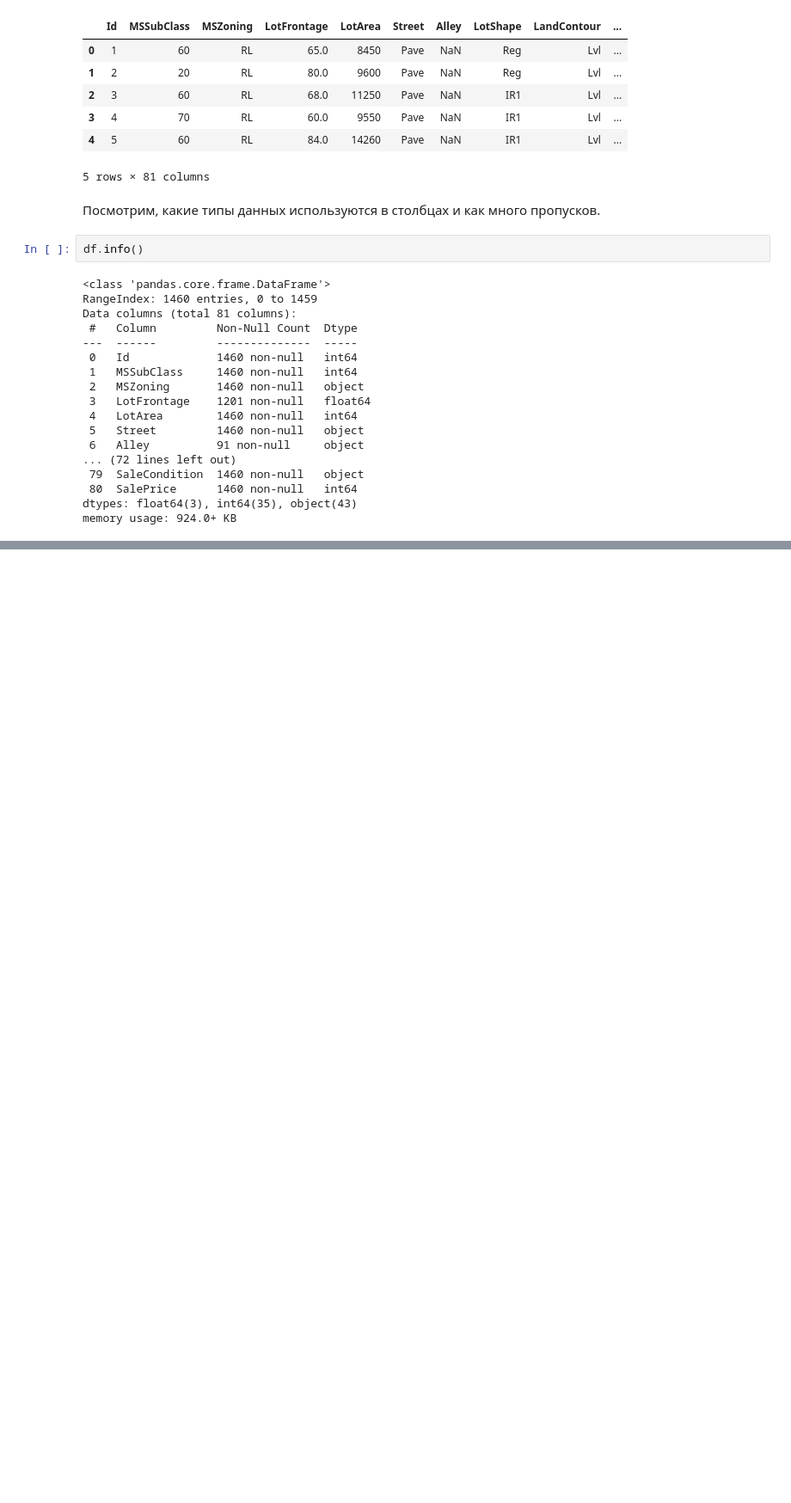
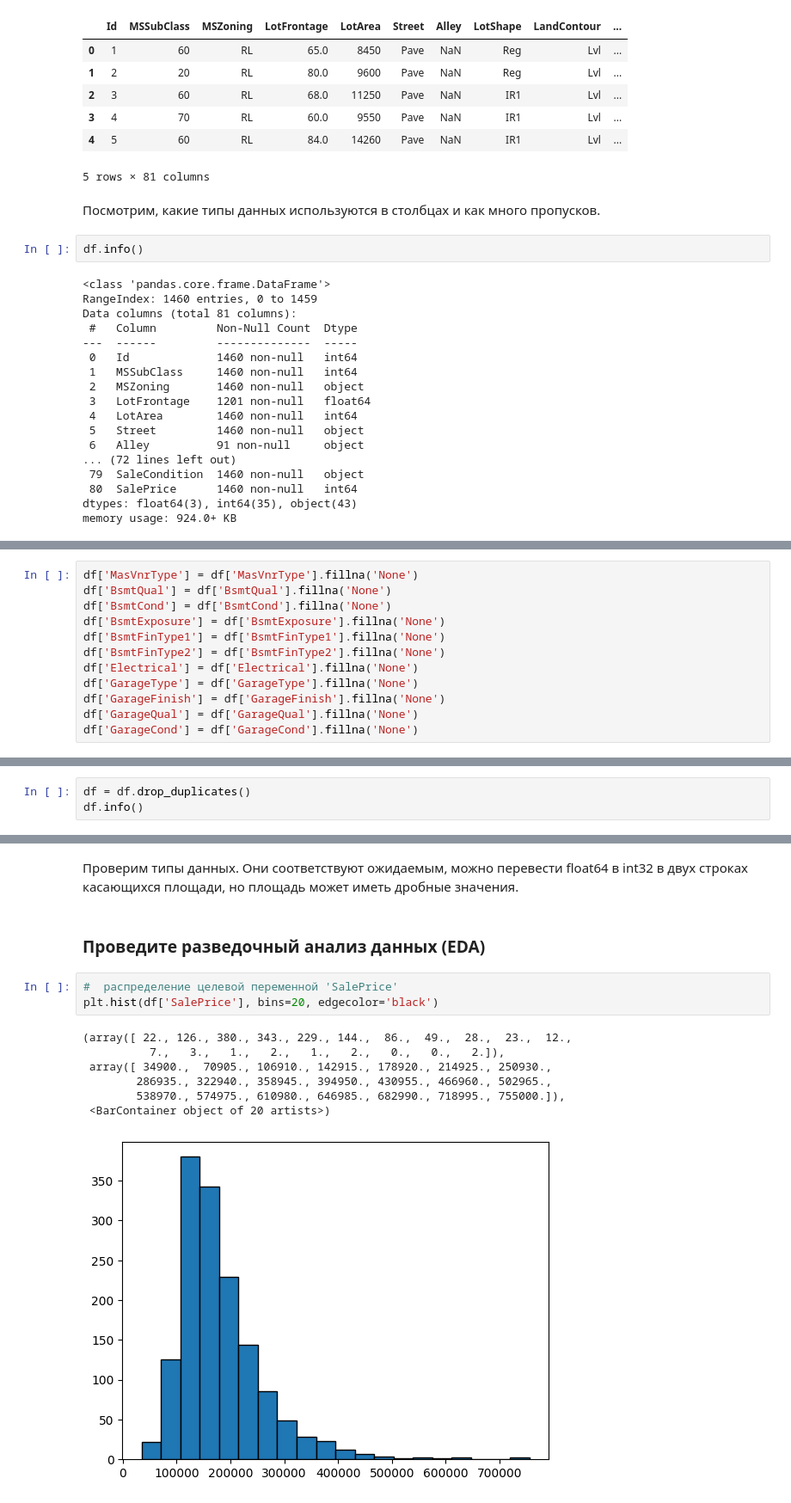
Before and after one commit to AlekseyNesterenko/Data-collection-and-markup, a Jupyter notebook: Lesson 8/homework8.ipynb, the cells around one changed output, grey strips where cells are left out. Shown: that part at 86% size. Saved outputs shown, nothing was run; the diff lists cells and outputs as text; blank space fills up the shorter version.

```diff
--- a/Lesson 8/homework8.ipynb
+++ b/Lesson 8/homework8.ipynb
@@ -59,0 +155,12 @@ memory usage: 924.0+ KB
+# %%
+df['MasVnrType'] = df['MasVnrType'].fillna('None')
+df['BsmtQual'] = df['BsmtQual'].fillna('None')
+df['BsmtCond'] = df['BsmtCond'].fillna('None')
+df['BsmtExposure'] = df['BsmtExposure'].fillna('None')
+df['BsmtFinType1'] = df['BsmtFinType1'].fillna('None')
+df['BsmtFinType2'] = df['BsmtFinType2'].fillna('None')
+df['Electrical'] = df['Electrical'].fillna('None')
+df['GarageType'] = df['GarageType'].fillna('None')
+df['GarageFinish'] = df['GarageFinish'].fillna('None')
+df['GarageQual'] = df['GarageQual'].fillna('None')
+df['GarageCond'] = df['GarageCond'].fillna('None')
@@ -59,0 +173,3 @@ memory usage: 924.0+ KB
+# %%
+df = df.drop_duplicates()
+df.info()
@@ -59,0 +194,15 @@ memory usage: 924.0+ KB
+# %% [markdown]
+Проверим типы данных. Они соответствуют ожидаемым, можно перевести float64 в int32 в двух строках касающихся площади, но площадь может иметь дробные значения.
+# %% [markdown]
+### Проведите разведочный анализ данных (EDA)
+# %%
+#  распределение целевой переменной 'SalePrice'
+plt.hist(df['SalePrice'], bins=20, edgecolor='black')
+# %% [output]
+(array([ 22., 126., 380., 343., 229., 144.,  86.,  49.,  28.,  23.,  12.,
+          7.,   3.,   1.,   2.,   1.,   2.,   0.,   0.,   2.]),
+ array([ 34900.,  70905., 106910., 142915., 178920., 214925., 250930.,
+        286935., 322940., 358945., 394950., 430955., 466960., 502965.,
+        538970., 574975., 610980., 646985., 682990., 718995., 755000.]),
+ <BarContainer object of 20 artists>)
+[figure, added]
```
Also changed, not shown: parts of 33 cells of this notebook, 1 other file.
